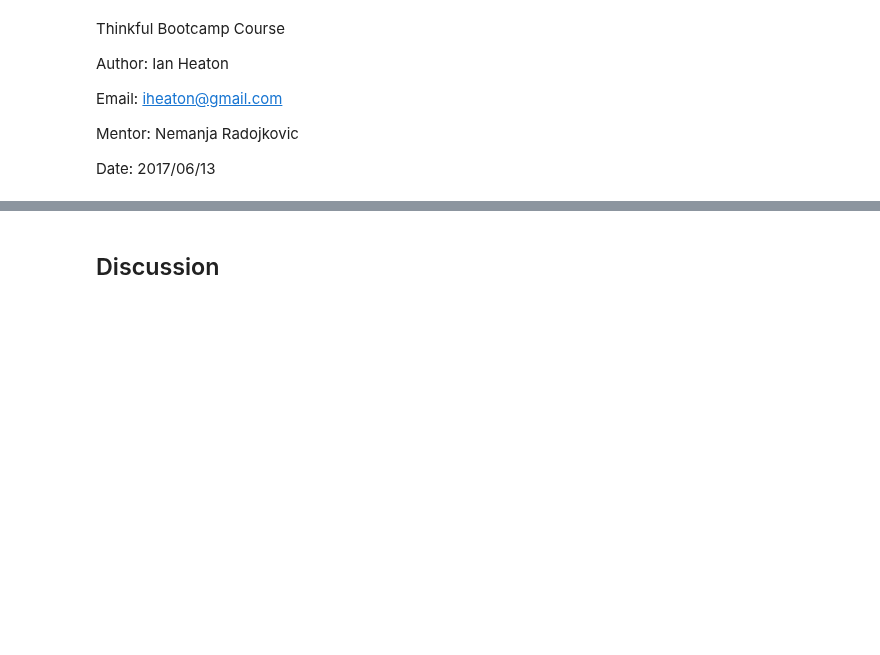
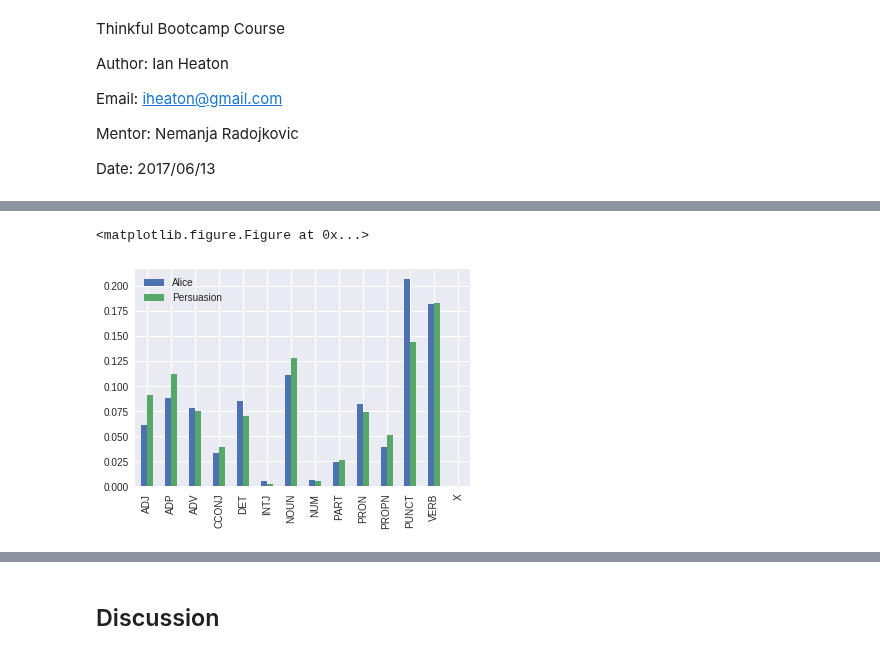
Before and after one commit to 315iah515/Thinkful-Notebooks, a Jupyter notebook: Bootcamp/Unsupervised/NaturalLanguageProcessing/NovelClassification.ipynb, the cells around one changed output, grey strips where cells are left out. Saved outputs shown, nothing was run; the diff lists cells and outputs as text; code cells hidden in the pictures; blank space fills up the shorter version.

```diff
--- a/Bootcamp/Unsupervised/NaturalLanguageProcessing/NovelClassification.ipynb
+++ b/Bootcamp/Unsupervised/NaturalLanguageProcessing/NovelClassification.ipynb
@@ -169,0 +206,17 @@ Number of Words is : 3015
+# %%
+alicewords = normalize_text(alice_doc)
+persuasionwords = normalize_text(persuasion_doc)
+# Make a quick-and-dirty lookup table of POS IDs,
+# since the default representation of a POS is numeric.
+tagDict = {w.pos: w.pos_ for w in alice_doc}
+
+alicePOS = pd.Series(alice_doc.count_by(spacy.attrs.POS))/len(alice_doc)
+persuasionPOS = pd.Series(persuasion_doc.count_by(spacy.attrs.POS))/len(persuasion_doc)
+
+df = pd.DataFrame([alicePOS, persuasionPOS], index=['Alice', 'Persuasion'])
+df.columns = [tagDict[column] for column in df.columns]
+__ = plt.figure(figsize=(800/my_dpi, 800/my_dpi), dpi=my_dpi)
+__ = df.T.plot(kind='bar')
+# %% [output]
+<matplotlib.figure.Figure at 0x...>
+[figure, added]
```
Also changed, not shown: parts of 33 cells of this notebook.
